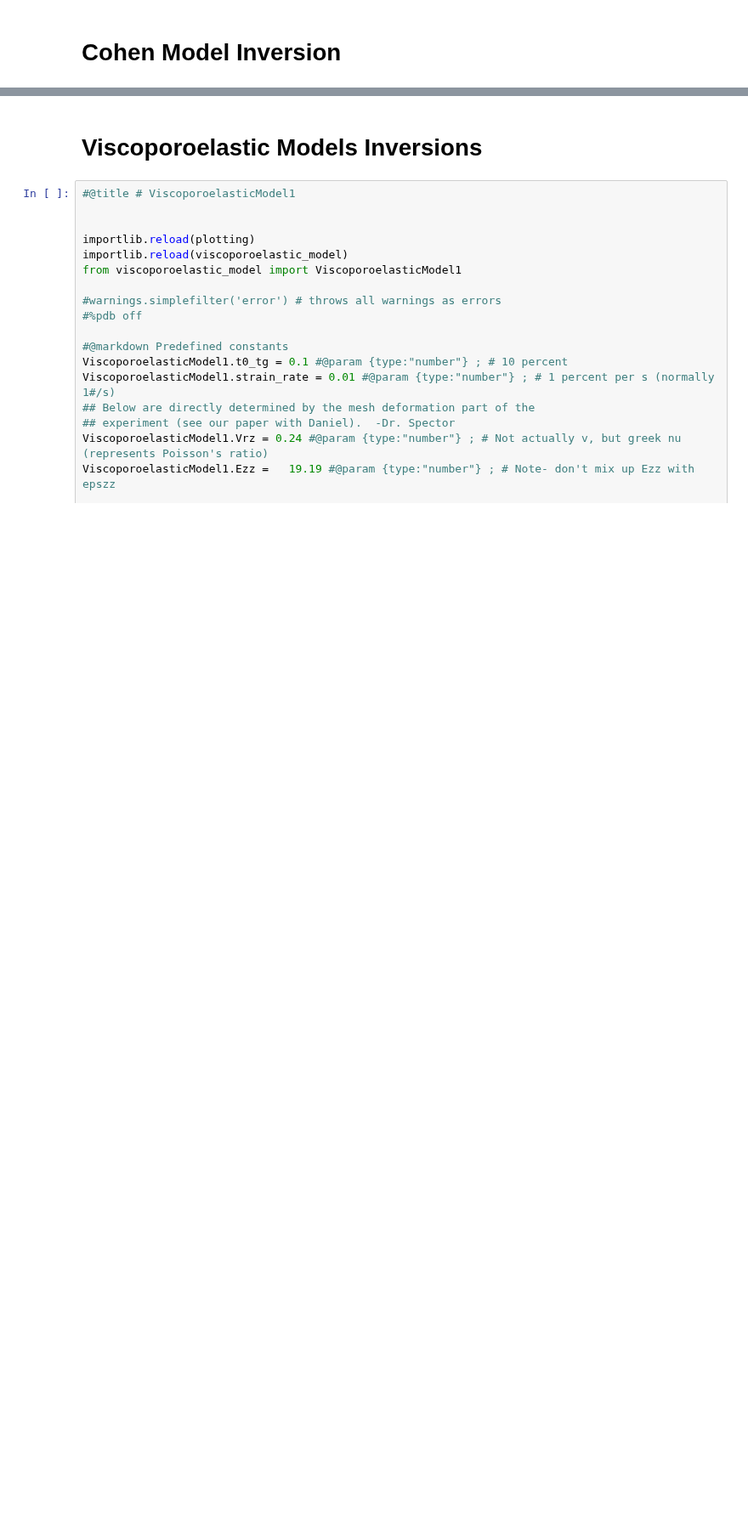
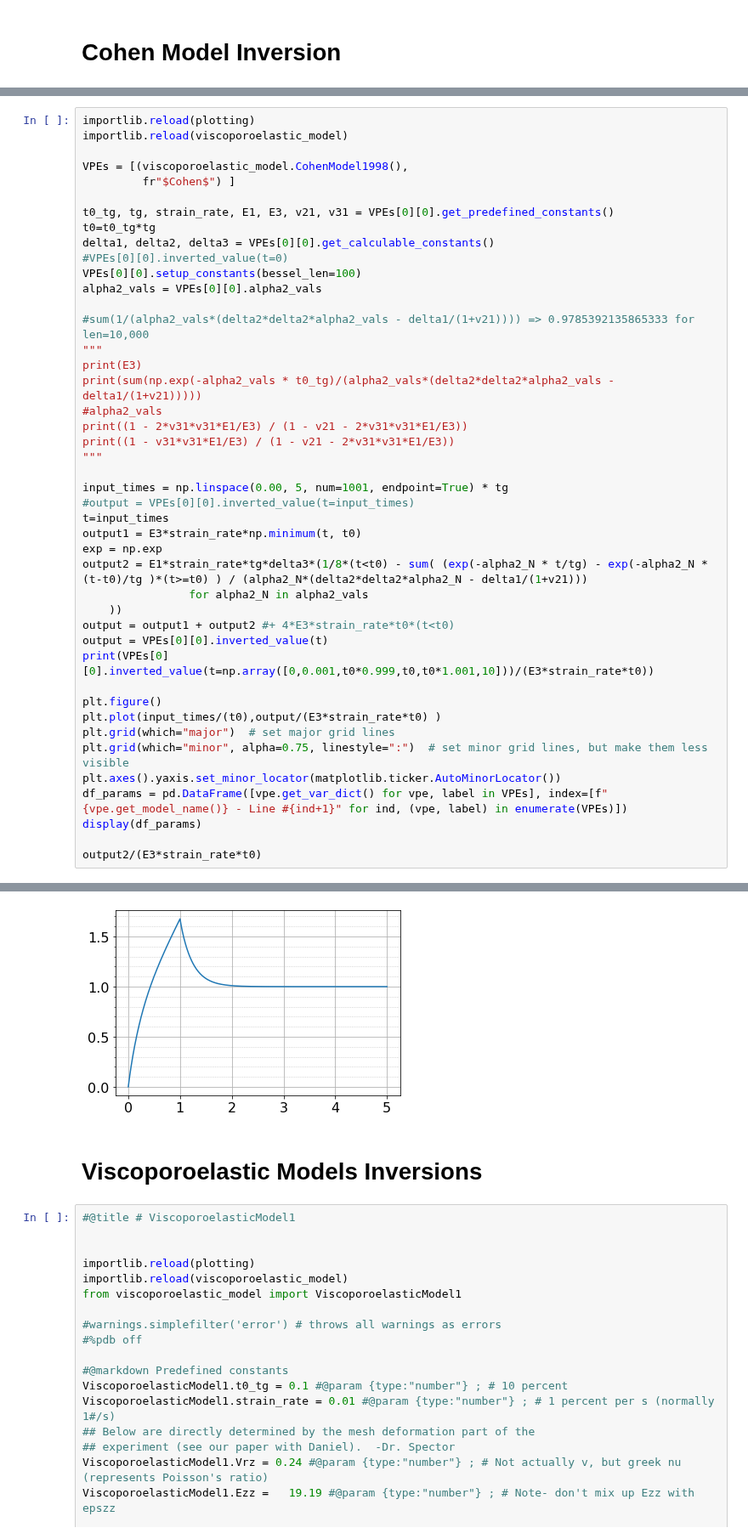
Before and after one commit to ryerrabelli/Yerrabelli-Spector-Poroelastic-Model-Code, a Jupyter notebook: src/ViscoporoelasticInversion.ipynb, the cells around one changed output, grey strips where cells are left out. Shown at 85% size. Drawn from its saved outputs; the diff is of its cells as text; blank space fills up the shorter version.

Commit message:
Recreated Cohen 1998 equation using his paper. Realized that my error was not squaring the alphaN

```diff
--- a/src/ViscoporoelasticInversion.ipynb
+++ b/src/ViscoporoelasticInversion.ipynb
@@ -224,0 +221,45 @@ array([ 2.31282048,  5.48179233,  8.62945056, 11.77375055, 14.9168845 ,
+# %%
+importlib.reload(plotting)
+importlib.reload(viscoporoelastic_model)
+
+VPEs = [(viscoporoelastic_model.CohenModel1998(),
+         fr"$Cohen$") ]
+
+t0_tg, tg, strain_rate, E1, E3, v21, v31 = VPEs[0][0].get_predefined_constants()
+t0=t0_tg*tg
+delta1, delta2, delta3 = VPEs[0][0].get_calculable_constants()
+#VPEs[0][0].inverted_value(t=0)
+VPEs[0][0].setup_constants(bessel_len=100)
+alpha2_vals = VPEs[0][0].alpha2_vals
+
+#sum(1/(alpha2_vals*(delta2*delta2*alpha2_vals - delta1/(1+v21)))) => 0.9785392135865333 for len=10,000
+"""
+print(E3)
+print(sum(np.exp(-alpha2_vals * t0_tg)/(alpha2_vals*(delta2*delta2*alpha2_vals - delta1/(1+v21)))))
+#alpha2_vals
+print((1 - 2*v31*v31*E1/E3) / (1 - v21 - 2*v31*v31*E1/E3))
+print((1 - v31*v31*E1/E3) / (1 - v21 - 2*v31*v31*E1/E3))
+"""
+
+input_times = np.linspace(0.00, 5, num=1001, endpoint=True) * tg
+#output = VPEs[0][0].inverted_value(t=input_times)
+t=input_times
+output1 = E3*strain_rate*np.minimum(t, t0)
+exp = np.exp
+output2 = E1*strain_rate*tg*delta3*(1/8*(t<t0) - sum( (exp(-alpha2_N * t/tg) - exp(-alpha2_N * (t-t0)/tg )*(t>=t0) ) / (alpha2_N*(delta2*delta2*alpha2_N - delta1/(1+v21)))
+                for alpha2_N in alpha2_vals
+    ))
+output = output1 + output2 #+ 4*E3*strain_rate*t0*(t<t0)
+output = VPEs[0][0].inverted_value(t)
+print(VPEs[0][0].inverted_value(t=np.array([0,0.001,t0*0.999,t0,t0*1.001,10]))/(E3*strain_rate*t0))
+
+plt.figure()
+plt.plot(input_times/(t0),output/(E3*strain_rate*t0) )
+plt.grid(which="major")  # set major grid lines
+plt.grid(which="minor", alpha=0.75, linestyle=":")  # set minor grid lines, but make them less visible
+plt.axes().yaxis.set_minor_locator(matplotlib.ticker.AutoMinorLocator())
+df_params = pd.DataFrame([vpe.get_var_dict() for vpe, label in VPEs], index=[f"{vpe.get_model_name()} - Line #{ind+1}" for ind, (vpe, label) in enumerate(VPEs)])
+display(df_params)
+
+output2/(E3*strain_rate*t0)
+# %% [output]
@@ -225,3 +273,4 @@ array([ 2.31282048,  5.48179233,  8.62945056, 11.77375055, 14.9168845 ,
+[figure, added]
 # %% [markdown]
 # Viscoporoelastic Models Inversions
 # %%
```
Also changed, not shown: parts of 3 cells of this notebook, 7 other files.
